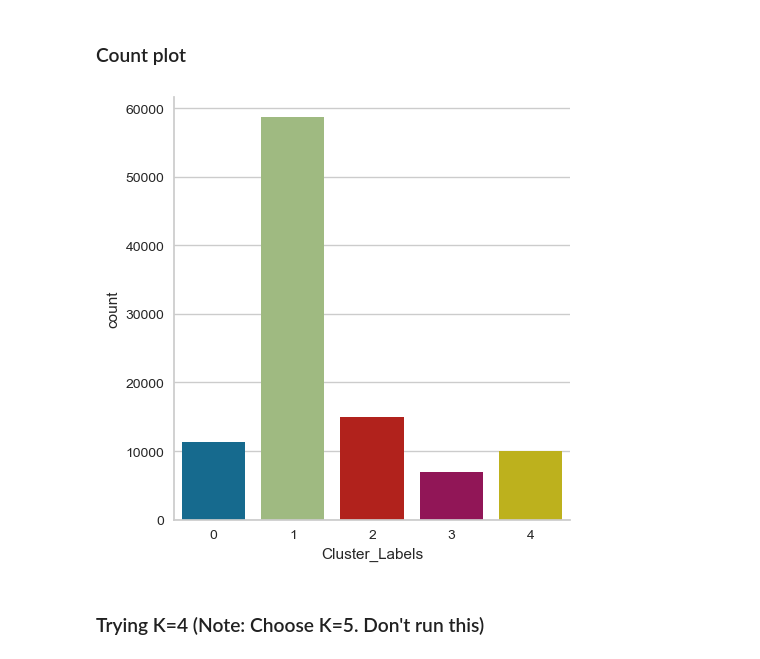
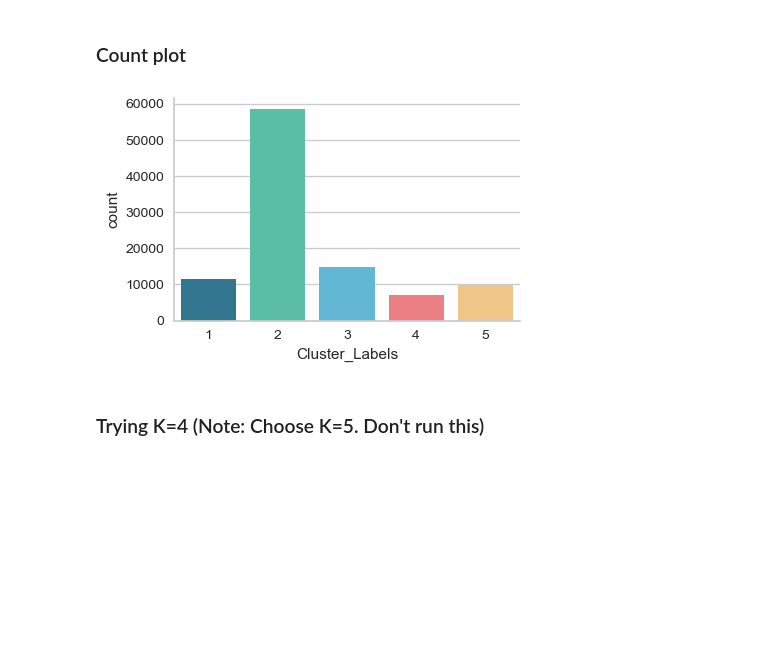
Before and after one commit to gbrosell/maroon-archers, a Jupyter notebook: 03ILIJAN_G01_clustering.ipynb, the cells around one changed output. Cells and saved outputs as stored; diff of their text form; code cells hidden in the pictures; blank space fills up the shorter version.

```diff
--- a/03ILIJAN_G01_clustering.ipynb
+++ b/03ILIJAN_G01_clustering.ipynb
@@ -417,6 +417,13 @@ kmeans.fit(price_series)
 
 # Get cluster labels
 cluster_labels = kmeans.labels_
+cluster_labels = cluster_labels + 1
+# %%
+# Declare your own custom palette with 7 colors
+custom_palette = ["#227c9d", "#48cfae", "#4fc0e8", "#fe6d73", "#ffcb77", "#ff66c4"]
+
+# Use the custom palette with only the first 5 colors
+cluster_palette = sns.color_palette(custom_palette[:n_clusters])
 # %% [markdown]
 ### Snake plot
 # %%
@@ -455,12 +462,15 @@ sns.scatterplot(x=transformed[:,0], y=transformed[:,1], hue=cluster_labels, styl
 # %%
 sns.catplot(
     data=price_series_df,
     x="Cluster_Labels",
-    kind="count"
+    kind="count",
+    palette=cluster_palette,
+    height=3,
+    aspect=1.5
   )
 plt.show()
 # %% [output]
-[figure, old version]
+[figure, new version]
 # %% [markdown]
 ### Trying K=4 (Note: Choose K=5. Don't run this)
 # %%
```
Also changed, not shown: parts of 4 cells of this notebook, 15 other files.
